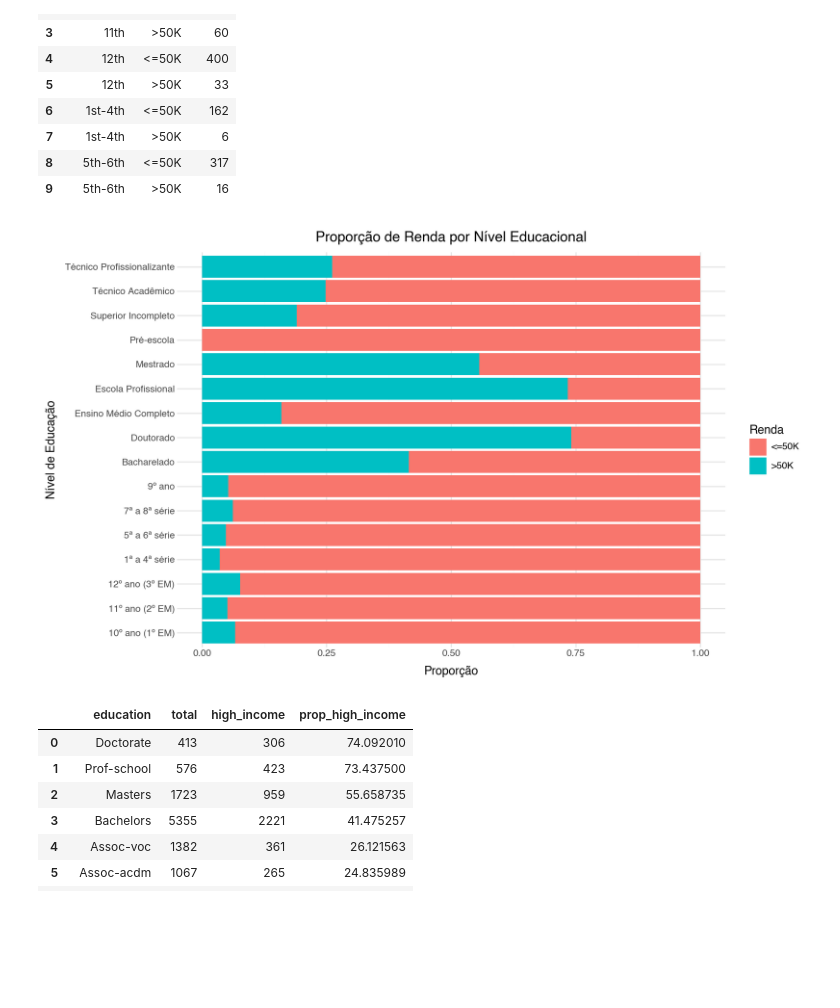
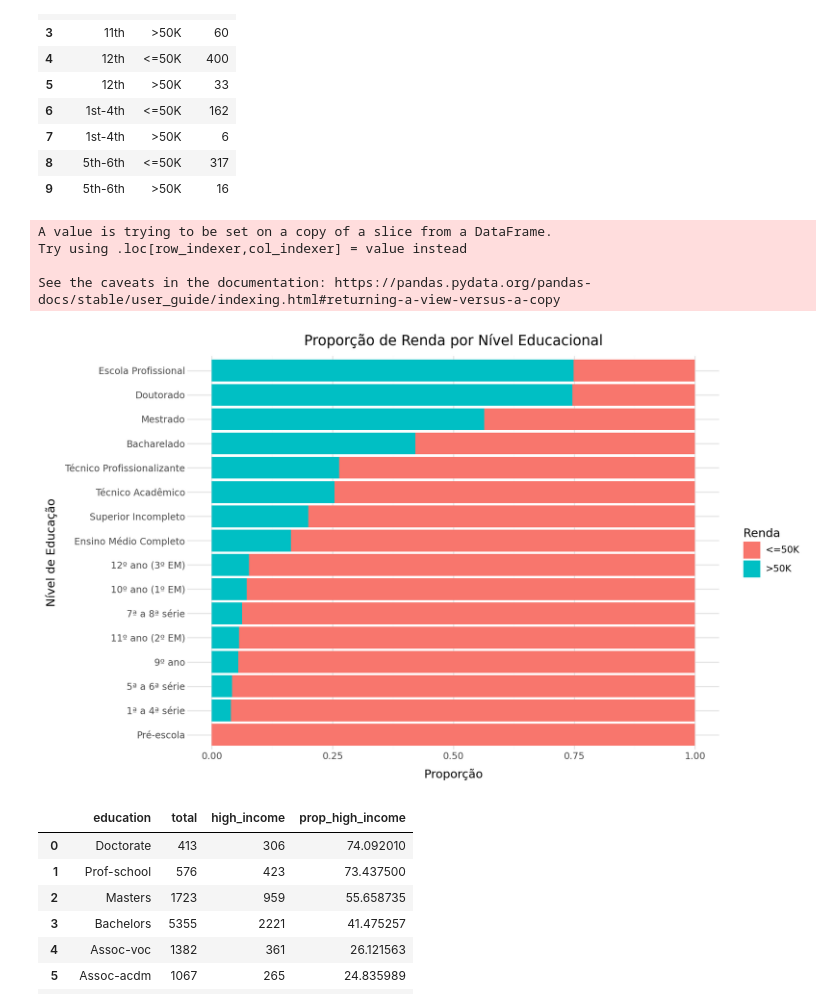
Before and after one commit to vivsoliveira/Adult-Census-Income, a Jupyter notebook: main.ipynb, the cells around one changed output. Saved outputs shown, nothing was run; the diff lists cells and outputs as text; code cells hidden in the pictures; blank space fills up the shorter version.

```diff
--- a/main.ipynb
+++ b/main.ipynb
@@ -136,0 +177,6 @@ dtype: int64
+# %%
+# Removendo linhas com valores ausentes
+print(f"Dataset original: {len(df):,} linhas")
+df = df.dropna()
+print(f"Dataset limpo: {len(df):,} linhas")
+print(f"Dados mantidos: {100*len(df)/32561:.1f}%")
@@ -177,12 +226,0 @@ Oberva-se que não há uma discrepância significativa na distribuição de rend
-# %%
-df['faixa_etaria'] = pd.cut(df['age'],
-                             bins=[0, 25, 35, 45, 55, 65, 100],
-                             labels=['18-25', '26-35', '36-45', '46-55', '56-65', '65+'])
-
- geom_bar(position='dodge') +
- labs(title='Distribuição de Renda por Faixa Etária',
-      x='Faixa Etária',
-      y='Contagem',
-      fill='Renda') +
- theme_minimal() +
- theme(figure_size=(10, 6)))
@@ -243,21 +286,35 @@ education_rename = {
 }
 
 df['education'] = df['education'].replace(education_rename)
+# %% [output]
+A value is trying to be set on a copy of a slice from a DataFrame.
+Try using .loc[row_indexer,col_indexer] = value instead
+
+See the caveats in the documentation: https://pandas.pydata.org/pandas-docs/stable/user_guide/indexing.html#returning-a-view-versus-a-copy
 # %%
-#
+# Gráfico de barras empilhadas mostrando a proporção de renda por educação
+# Ordenando educação pela proporção de alta renda
+education_order = (df
+                   .groupby('education')
+                   .agg(high_income=('income', lambda x: (x == '>50K').sum()),
+                        total=('income', 'count'))
+                   .assign(prop=lambda x: x['high_income'] / x['total'])
+                   .sort_values('prop')
+                   .index.tolist())
 
-# Gráfico de barras empilhadas mostrando a proporção de renda por educação
-(ggplot(df, aes(x='education', fill='income')) +
- geom_bar(position='fill') +
- coord_flip() +
- labs(title='Proporção de Renda por Nível Educacional',
-      x='Nível de Educação',
-      y='Proporção',
-      fill='Renda') +
- theme_minimal() +
- theme(figure_size=(10, 6)))
+(df
+ .assign(education=lambda _: pd.Categorical(_.education, categories=education_order, ordered=True))
+ .pipe(lambda _: ggplot(_, aes(x='education', fill='income')) +
+           geom_bar(position='fill') +
+           coord_flip() +
+           labs(title='Proporção de Renda por Nível Educacional',
+                x='Nível de Educação',
+                y='Proporção',
+                fill='Renda') +
+           theme_minimal() +
+           theme(figure_size=(10, 6))))
 # %% [output]
-[figure, old version]
+[figure, new version]
 # %%
 # Calculando a proporção de alta renda por educação
 education_prop = (df
```
Also changed, not shown: parts of 47 cells of this notebook.
